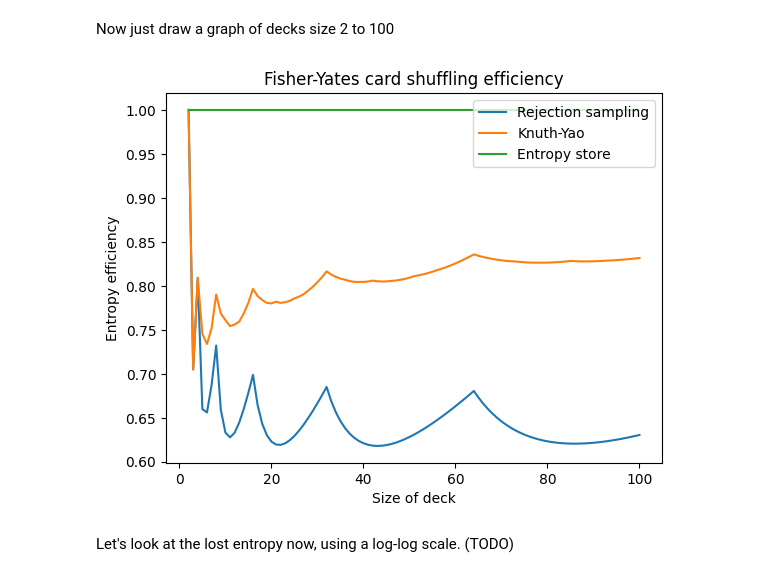
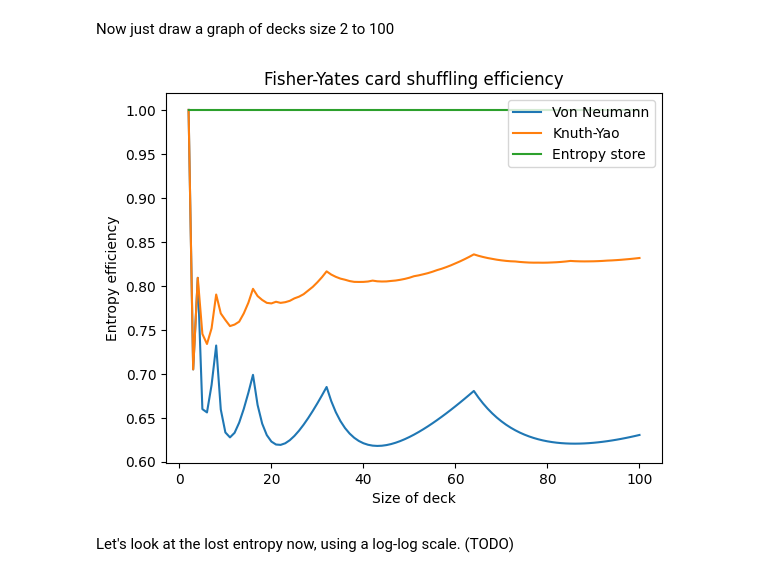
Before and after one commit to calum74/entropy, a Jupyter notebook: entropy.ipynb, the cells around one changed output. Saved outputs shown, nothing was run; the diff lists cells and outputs as text; code cells hidden in the pictures.

```diff
--- a/entropy.ipynb
+++ b/entropy.ipynb
@@ -213,22 +213,22 @@ Now just draw a graph of decks size 2 to 100
 # %%
 numbers = range(2,101)
 rs_efficiency = [expected_card_shuffling(n, expected_rejection_sampling)[2] for n in numbers]
 fdr_efficiency = [expected_card_shuffling(n, expected_fast_dice_roller)[2] for n in numbers]
 eec_efficiency = [expected_card_shuffling(n, worst_case_eec)[2] for n in numbers]
 
 plt.clf()
 plt.title('Fisher-Yates card shuffling efficiency')
 
 plt.xlabel('Size of deck')
 plt.ylabel('Entropy efficiency')
-plt.plot(numbers, rs_efficiency, label='Rejection sampling')
+plt.plot(numbers, rs_efficiency, label='Von Neumann')
 plt.plot(numbers, fdr_efficiency, label='Knuth-Yao')
 plt.plot(numbers, eec_efficiency, label='Entropy store')
 plt.legend(loc='upper right')
 plt.savefig('shuffling_efficiency.png', dpi=600)
 plt.show()
 # %% [output]
-[figure, old version]
+[figure, new version]
 # %% [markdown]
 Let's look at the lost entropy now, using a log-log scale. (TODO)
 # %% [markdown]
```
Also changed, not shown: parts of 8 cells of this notebook, 9 other files.
